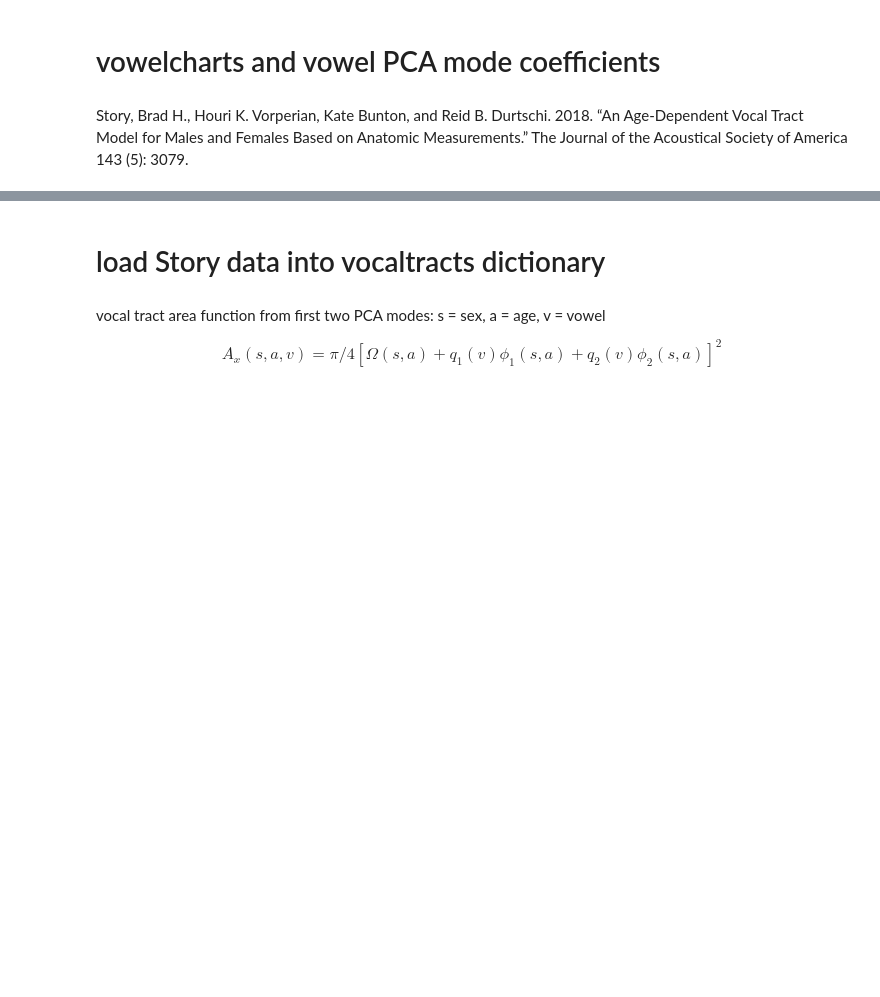
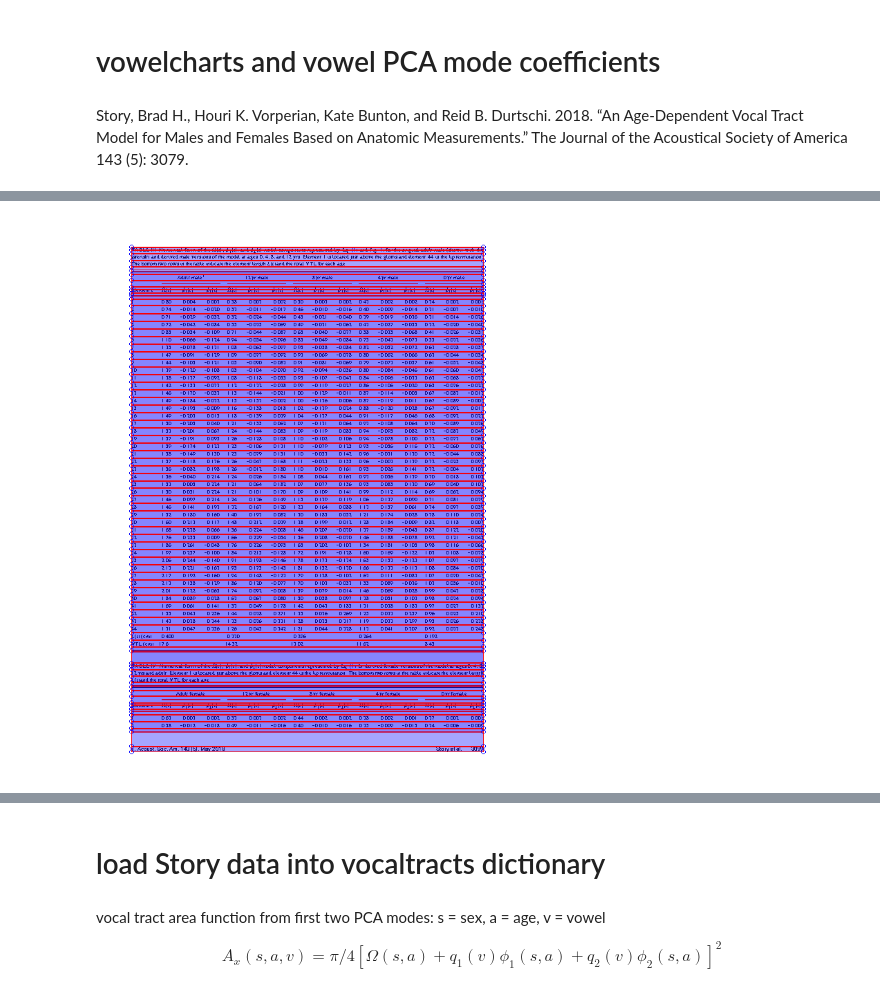
Before and after one commit to MammalianVoiceProduction/SOVTE, a Jupyter notebook: SOVTEsLatest.ipynb, the cells around one changed output, grey strips where cells are left out. Saved outputs shown, nothing was run; the diff lists cells and outputs as text; code cells hidden in the pictures; blank space fills up the shorter version.

```diff
--- a/SOVTEsLatest.ipynb
+++ b/SOVTEsLatest.ipynb
@@ -75,0 +155,2 @@ In [15] used 0.0 MiB RAM in 0.10s (system mean cpu 0%, single max cpu 0%), peake
+# %%
+pdf = pdfplumber.open("Story et al. 2018 - An age-dependent vocal tract model for males and females based on anatomic measurements.pdf")
@@ -75,0 +159,2 @@ In [15] used 0.0 MiB RAM in 0.10s (system mean cpu 0%, single max cpu 0%), peake
+# %%
+page = pdf.pages[20]
@@ -75,0 +163,2 @@ In [15] used 0.0 MiB RAM in 0.10s (system mean cpu 0%, single max cpu 0%), peake
+# %%
+im = page.to_image()
@@ -75,0 +167,4 @@ In [15] used 0.0 MiB RAM in 0.10s (system mean cpu 0%, single max cpu 0%), peake
+# %%
+im.debug_tablefinder({"horizontal_strategy": "text", "vertical_strategy": "text"})
+# %% [output]
+[figure, added]
```
Also changed, not shown: parts of 19 cells of this notebook.
